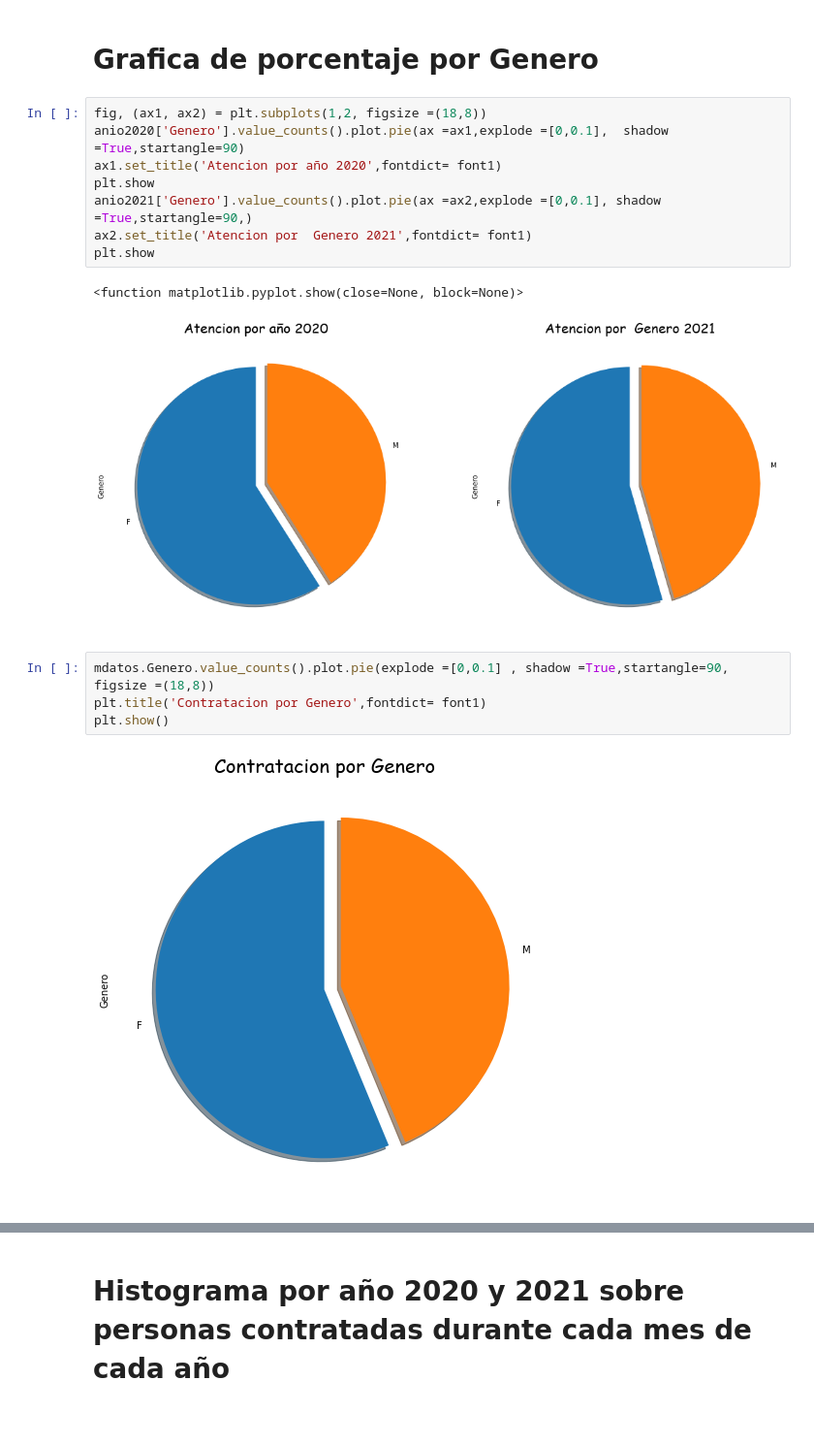
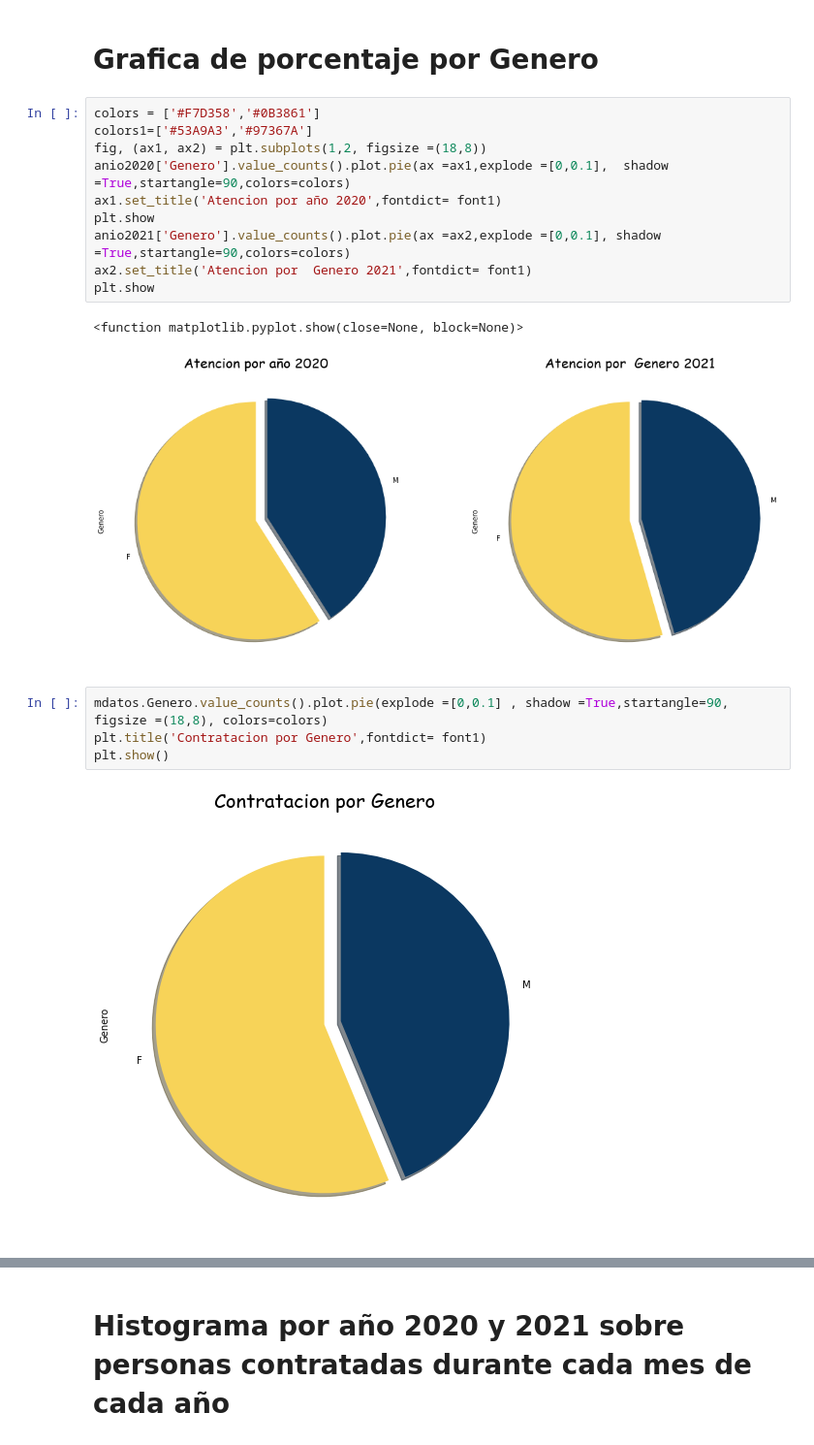
Before and after one commit to SaukB/Analisis, a Jupyter notebook: Material/Proyecto.ipynb, the cells around one changed output, grey strips where cells are left out. Shown at 97% size. Drawn from its saved outputs; the diff is of its cells as text.

```diff
--- a/Material/Proyecto.ipynb
+++ b/Material/Proyecto.ipynb
@@ -164,21 +161,23 @@ anio2020=mdatos[mdatos['anio']=="2,020"]
 # %% [markdown]
 # Grafica de porcentaje por Genero
 # %%
+colors = ['#F7D358','#0B3861']
+colors1=['#53A9A3','#97367A']
 fig, (ax1, ax2) = plt.subplots(1,2, figsize =(18,8))
-anio2020['Genero'].value_counts().plot.pie(ax =ax1,explode =[0,0.1],  shadow =True,startangle=90)
+anio2020['Genero'].value_counts().plot.pie(ax =ax1,explode =[0,0.1],  shadow =True,startangle=90,colors=colors)
 ax1.set_title('Atencion por año 2020',fontdict= font1)
 plt.show
-anio2021['Genero'].value_counts().plot.pie(ax =ax2,explode =[0,0.1], shadow =True,startangle=90,)
+anio2021['Genero'].value_counts().plot.pie(ax =ax2,explode =[0,0.1], shadow =True,startangle=90,colors=colors)
 ax2.set_title('Atencion por  Genero 2021',fontdict= font1)
 plt.show
 # %% [output]
 <function matplotlib.pyplot.show(close=None, block=None)>
-[figure, old version]
+[figure, new version]
 # %%
-mdatos.Genero.value_counts().plot.pie(explode =[0,0.1] , shadow =True,startangle=90,  figsize =(18,8))
+mdatos.Genero.value_counts().plot.pie(explode =[0,0.1] , shadow =True,startangle=90,  figsize =(18,8), colors=colors)
 plt.title('Contratacion por Genero',fontdict= font1)
 plt.show()
 # %% [output]
-[figure, old version]
+[figure, new version]
 # %%
 Programa = mdatos.groupby("Rango_Edad")["Situación_Laboral"].count()
```
Also changed, not shown: parts of 10 cells of this notebook, 9 other files.
